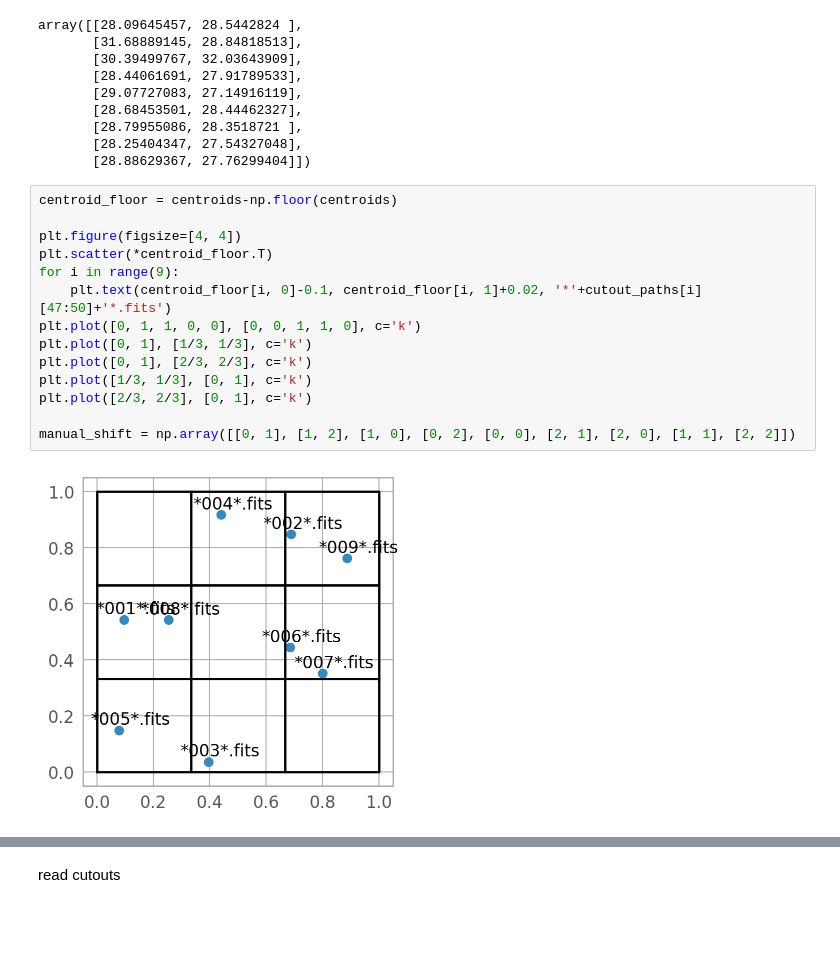
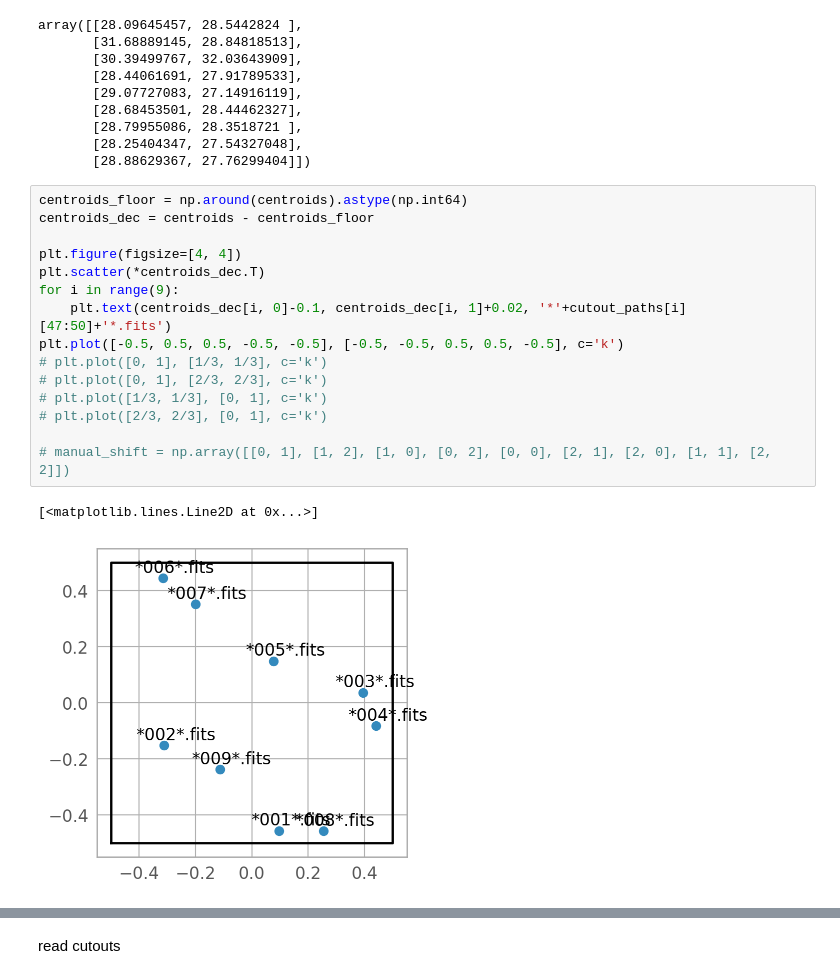
Before and after one commit to Chisen-Lupus/proper-dither, a Jupyter notebook: demo.ipynb, the cells around one changed output, grey strips where cells are left out. Saved outputs shown, nothing was run; the diff lists cells and outputs as text; blank space fills up the shorter version.

```diff
--- a/demo.ipynb
+++ b/demo.ipynb
@@ -313,20 +384,22 @@ array([[28.09645457, 28.5442824 ],
        [28.25404347, 27.54327048],
        [28.88629367, 27.76299404]])
 # %%
-centroid_floor = centroids-np.floor(centroids)
+centroids_floor = np.around(centroids).astype(np.int64)
+centroids_dec = centroids - centroids_floor
 
 plt.figure(figsize=[4, 4])
-plt.scatter(*centroid_floor.T)
+plt.scatter(*centroids_dec.T)
 for i in range(9):
-    plt.text(centroid_floor[i, 0]-0.1, centroid_floor[i, 1]+0.02, '*'+cutout_paths[i][47:50]+'*.fits')
-plt.plot([0, 1, 1, 0, 0], [0, 0, 1, 1, 0], c='k')
-plt.plot([0, 1], [1/3, 1/3], c='k')
-plt.plot([0, 1], [2/3, 2/3], c='k')
-plt.plot([1/3, 1/3], [0, 1], c='k')
-plt.plot([2/3, 2/3], [0, 1], c='k')
+    plt.text(centroids_dec[i, 0]-0.1, centroids_dec[i, 1]+0.02, '*'+cutout_paths[i][47:50]+'*.fits')
+plt.plot([-0.5, 0.5, 0.5, -0.5, -0.5], [-0.5, -0.5, 0.5, 0.5, -0.5], c='k')
+# plt.plot([0, 1], [1/3, 1/3], c='k')
+# plt.plot([0, 1], [2/3, 2/3], c='k')
+# plt.plot([1/3, 1/3], [0, 1], c='k')
+# plt.plot([2/3, 2/3], [0, 1], c='k')
 
-manual_shift = np.array([[0, 1], [1, 2], [1, 0], [0, 2], [0, 0], [2, 1], [2, 0], [1, 1], [2, 2]])
+# manual_shift = np.array([[0, 1], [1, 2], [1, 0], [0, 2], [0, 0], [2, 1], [2, 0], [1, 1], [2, 2]])
 # %% [output]
+[<matplotlib.lines.Line2D at 0x...>]
-[figure, old version]
+[figure, new version]
 # %%
 
```
Also changed, not shown: parts of 56 cells of this notebook.
